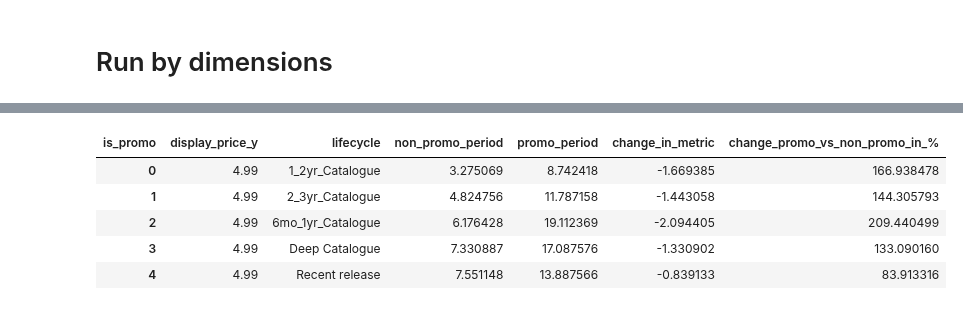
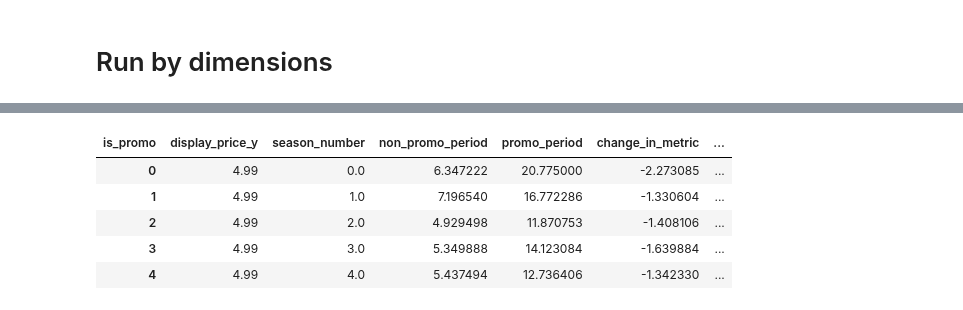
Before and after one commit to dfadeeff/AMZ_Projects, a Jupyter notebook: Price Points with Content Lifecycle.ipynb, the cells around one changed output, grey strips where cells are left out. Cells and saved outputs as stored; diff of their text form; code cells hidden in the pictures.

```diff
--- a/Price Points with Content Lifecycle.ipynb
+++ b/Price Points with Content Lifecycle.ipynb
@@ -60,3 +67,5 @@ t[t['display_price'].isin([4.99, 9.99, 14.99])]['OPS'].sum() / t['OPS'].sum()
+# %%
+df = df[df['week_ending'] >= '2018-01-27']
 # %% [markdown]
 ## Get ASINs in promo at these price points in the non promo period
 
@@ -121,5 +134,9 @@ def get_output(df, metric):
+# %%
+dimension = "season_number"
+metric1 = "OPS_per_week"
+metric2 = "units_per_week"
 # %%
-output = get_output(key_metrics,"OPS_per_week")
+output = get_output(key_metrics,metric1)
 output
 # %% [output]
 | is_promo | display_price_y | non_promo_period | promo_period | change_in_metric | change_promo_vs_non_promo_in_% |
@@ -212,5 +241,5 @@ asin_subset.shape
 # %% [markdown]
 # Run by dimensions
 # %%
-dimension = "lifecycle"
 key_metrics_l = prep_dataset_dimension(asin_subset,dimension)
+key_metrics_l.head()
@@ -226,10 +253,10 @@ key_metrics_l.head()
 # %%
-outputl = get_output_dimension(key_metrics_l,"units_per_week", dimension)
+outputl = get_output_dimension(key_metrics_l,metric2,dimension)
 outputl.head()
 # %% [output]
-| is_promo | display_price_y | lifecycle | non_promo_period | promo_period | change_in_metric | change_promo_vs_non_promo_in_% |
-| 0 | 4.99 | 1_2yr_Catalogue | 3.275069 | 8.742418 | -1.669385 | 166.938478 |
-| 1 | 4.99 | 2_3yr_Catalogue | 4.824756 | 11.787158 | -1.443058 | 144.305793 |
-| 2 | 4.99 | 6mo_1yr_Catalogue | 6.176428 | 19.112369 | -2.094405 | 209.440499 |
-| 3 | 4.99 | Deep Catalogue | 7.330887 | 17.087576 | -1.330902 | 133.090160 |
-| 4 | 4.99 | Recent release | 7.551148 | 13.887566 | -0.839133 | 83.913316 |
+| is_promo | display_price_y | season_number | non_promo_period | promo_period | change_in_metric | ... |
+| 0 | 4.99 | 0.0 | 6.347222 | 20.775000 | -2.273085 | ... |
+| 1 | 4.99 | 1.0 | 7.196540 | 16.772286 | -1.330604 | ... |
+| 2 | 4.99 | 2.0 | 4.929498 | 11.870753 | -1.408106 | ... |
+| 3 | 4.99 | 3.0 | 5.349888 | 14.123084 | -1.639884 | ... |
+| 4 | 4.99 | 4.0 | 5.437494 | 12.736406 | -1.342330 | ... |
```
Also changed, not shown: parts of 49 cells of this notebook.
